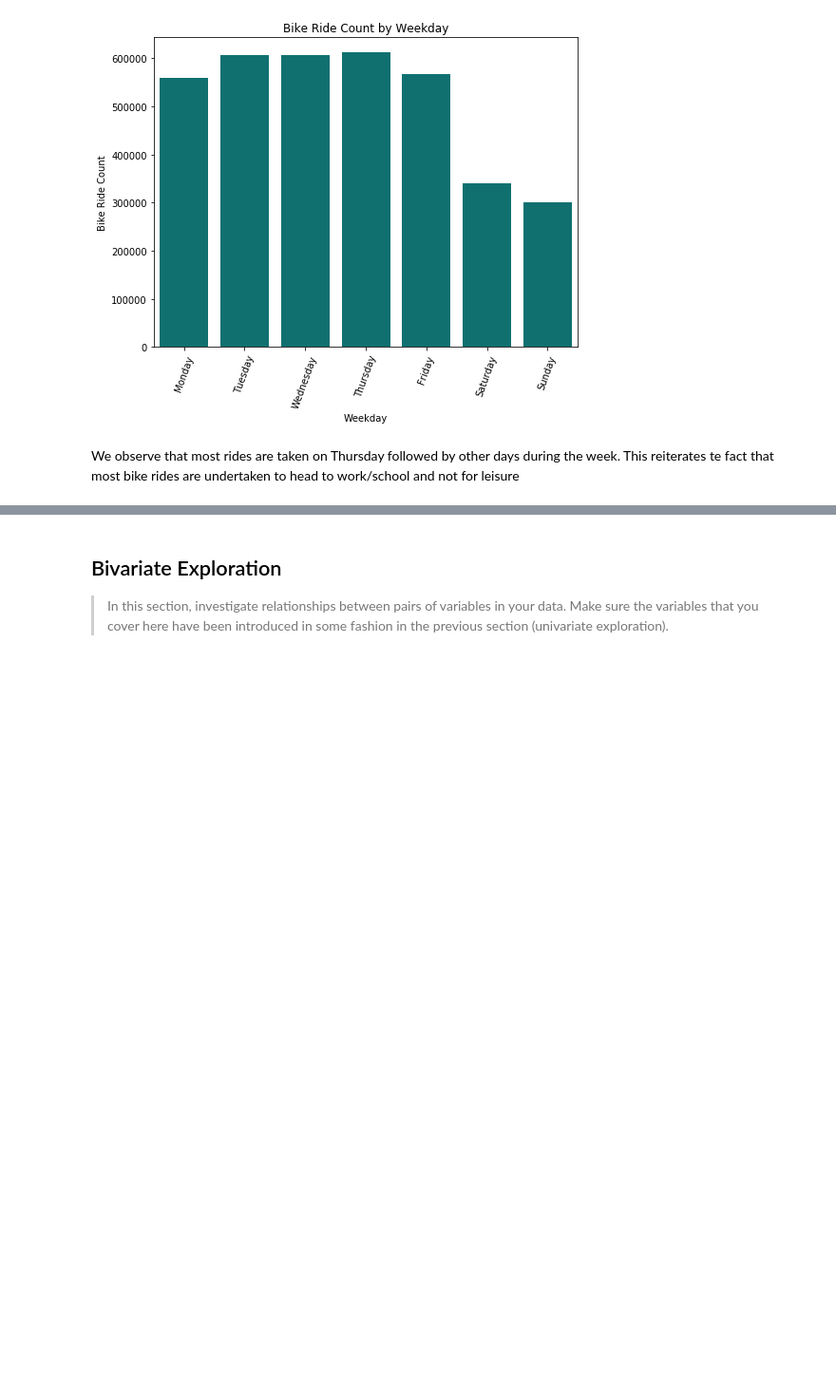
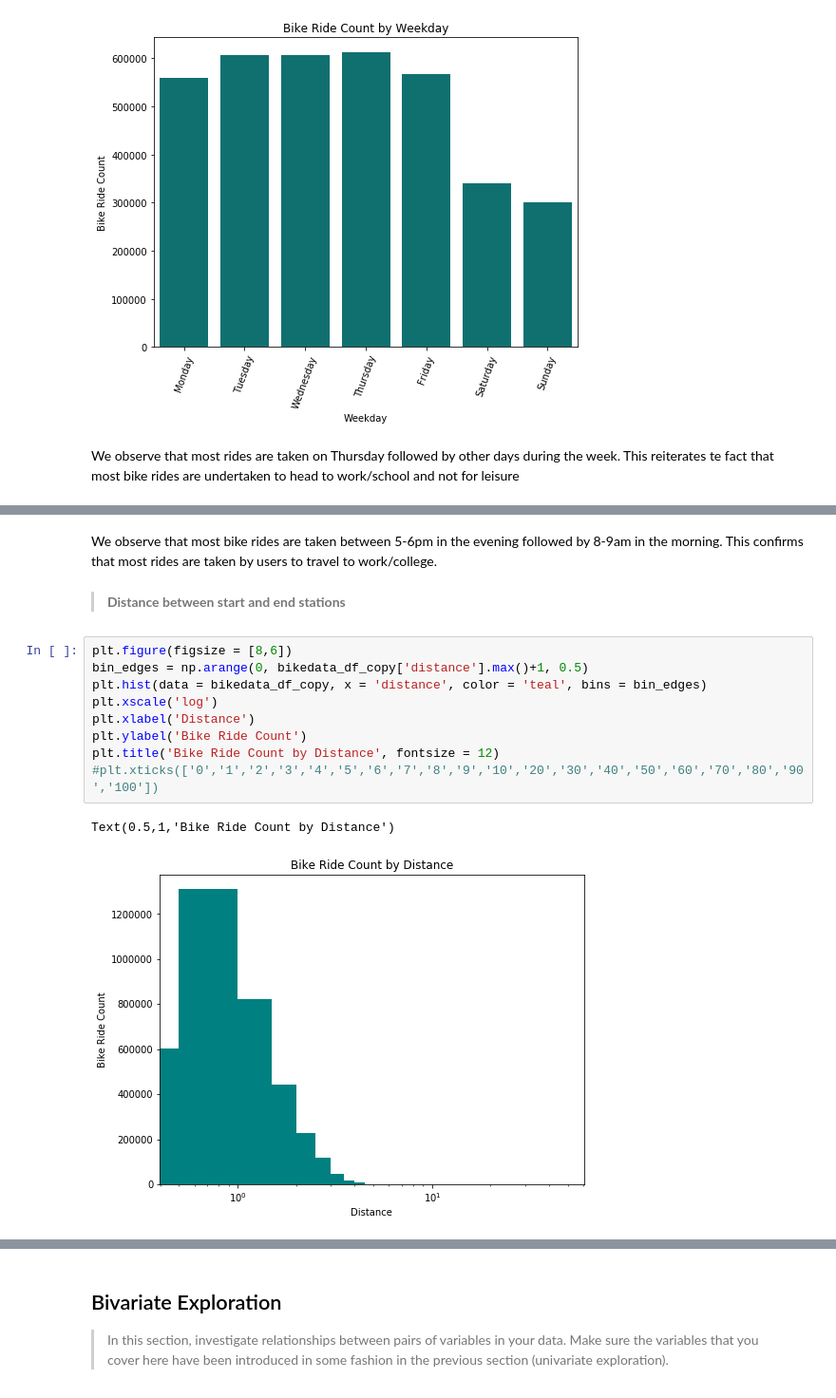
Before and after one commit to mkarkhan/Communicate-Data-Findings, a Jupyter notebook: exploratory_analysis.ipynb, the cells around one changed output, grey strips where cells are left out. Shown at 95% size. Cells and saved outputs as stored; diff of their text form; blank space fills up the shorter version.

```diff
--- a/exploratory_analysis.ipynb
+++ b/exploratory_analysis.ipynb
@@ -499,0 +558,16 @@ We observe that most rides are taken on Thursday followed by other days during t
+# %% [markdown]
+We observe that most bike rides are taken between 5-6pm in the evening followed by 8-9am in the morning. This confirms that most rides are taken by users to travel to work/college.
+# %% [markdown]
+> <b> Distance between start and end stations </b>
+# %%
+plt.figure(figsize = [8,6])
+bin_edges = np.arange(0, bikedata_df_copy['distance'].max()+1, 0.5)
+plt.hist(data = bikedata_df_copy, x = 'distance', color = 'teal', bins = bin_edges)
+plt.xscale('log')
+plt.xlabel('Distance')
+plt.ylabel('Bike Ride Count')
+plt.title('Bike Ride Count by Distance', fontsize = 12)
+#plt.xticks(['0','1','2','3','4','5','6','7','8','9','10','20','30','40','50','60','70','80','90','100'])
+# %% [output]
+Text(0.5,1,'Bike Ride Count by Distance')
+[figure, added]
```
Also changed, not shown: parts of 36 cells of this notebook.
